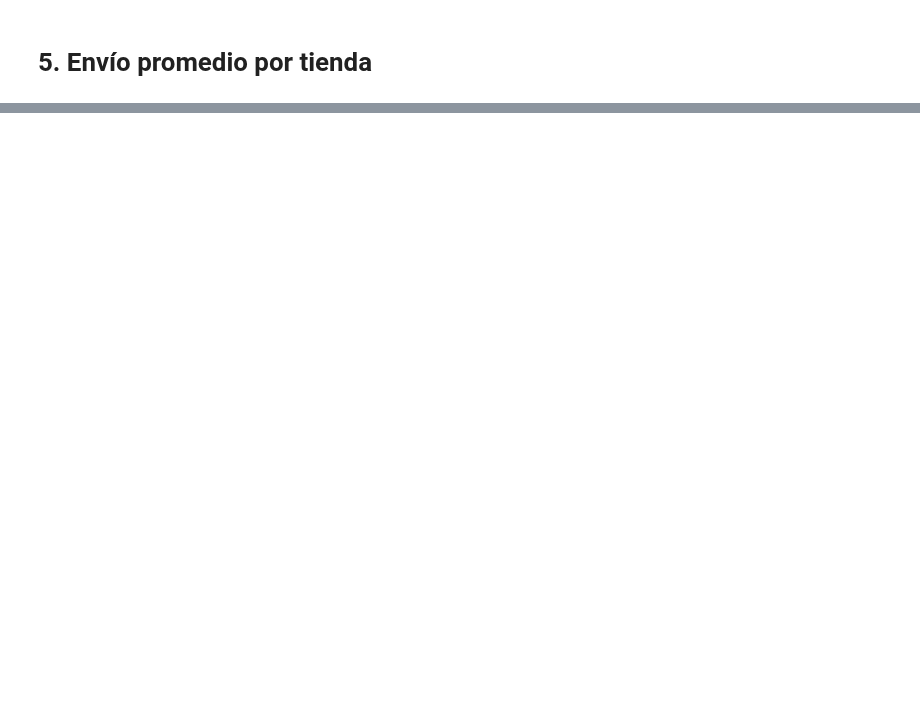
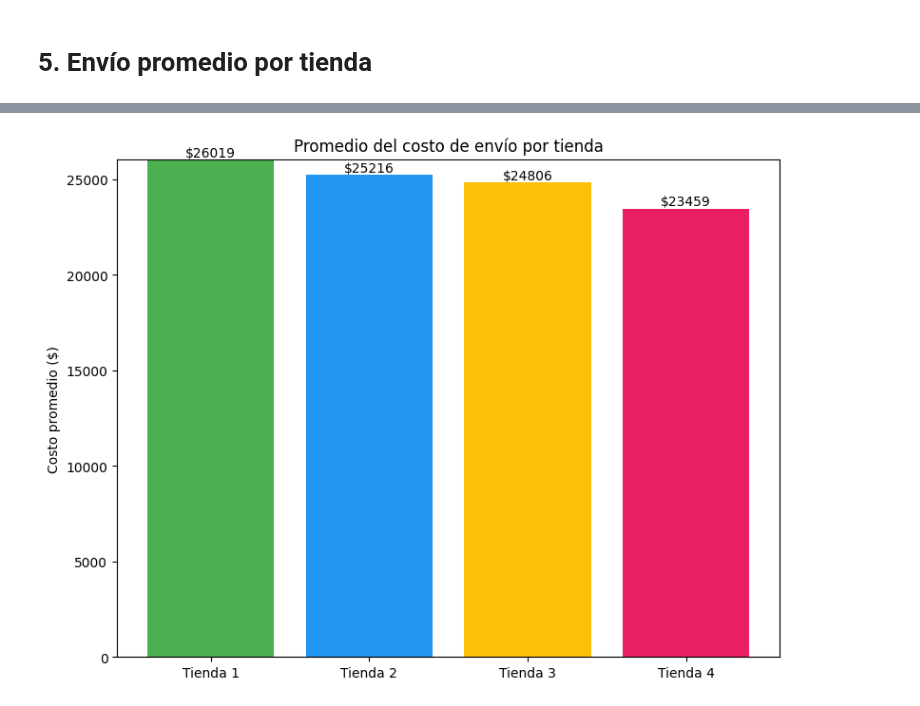
Before and after one commit to paulosky311/Challenge-Alura-Store, a Jupyter notebook: AluraStoreLatam.ipynb, the cells around one changed output, grey strips where cells are left out. Saved outputs shown, nothing was run; the diff lists cells and outputs as text; code cells hidden in the pictures; blank space fills up the shorter version.

```diff
--- a/AluraStoreLatam.ipynb
+++ b/AluraStoreLatam.ipynb
@@ -269,0 +342,33 @@ Guitarra eléctrica             33
+# %%
+import matplotlib.pyplot as plt
+
+# Calcular el promedio y redondear al número entero más cercano
+promedio_envio_t1 = round(tienda['Costo de envío'].mean())
+promedio_envio_t2 = round(tienda2['Costo de envío'].mean())
+promedio_envio_t3 = round(tienda3['Costo de envío'].mean())
+promedio_envio_t4 = round(tienda4['Costo de envío'].mean())
+
+# Datos para el gráfico
+tiendas = ['Tienda 1', 'Tienda 2', 'Tienda 3', 'Tienda 4']
+costos_envio = [promedio_envio_t1, promedio_envio_t2, promedio_envio_t3, promedio_envio_t4]
+colores = ['#4CAF50', '#2196F3', '#FFC107', '#E91E63']
+
+# Crear gráfico de barras
+plt.figure(figsize=(8, 6))
+barras = plt.bar(tiendas, costos_envio, color=colores)
+
+# Agregar etiquetas de valor sobre cada barra
+for barra in barras:
+    height = barra.get_height()
+    plt.text(barra.get_x() + barra.get_width() / 2, height + 1, f"${height}", ha='center', va='bottom', fontsize=10)
+
+# Personalización
+plt.title('Promedio del costo de envío por tienda')
+plt.ylabel('Costo promedio ($)')
+plt.ylim(0, max(costos_envio) + 10)
+
+# Mostrar gráfico
+plt.tight_layout()
+plt.show()
+# %% [output]
+[figure, added]
```
Also changed, not shown: parts of 3 cells of this notebook.
